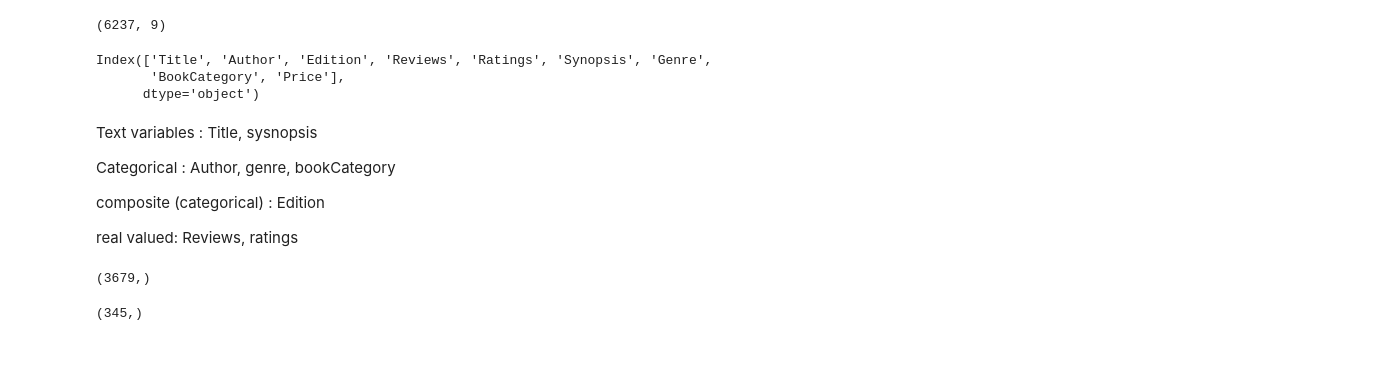
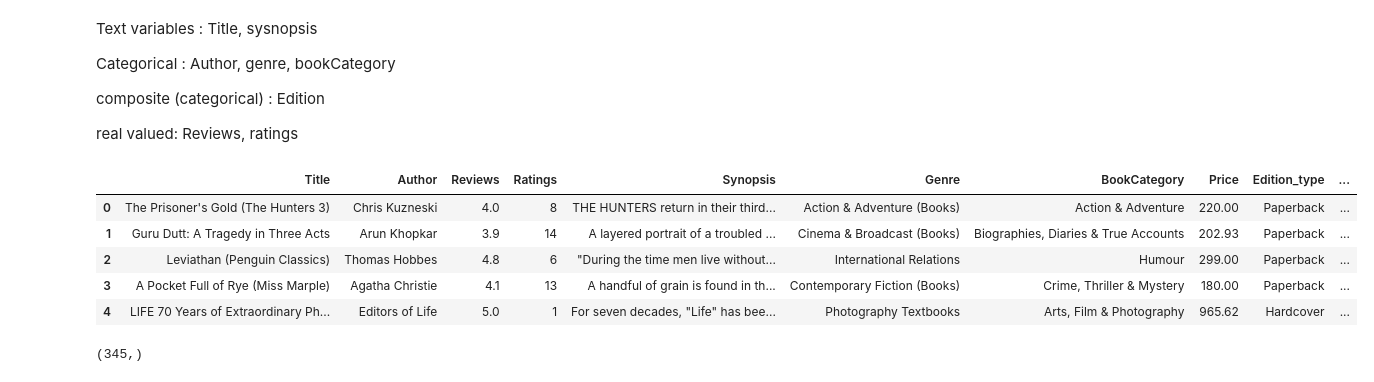
Before and after one commit to prerit2010/predictBookPrices, a Jupyter notebook: train_model.ipynb, the cells around one changed output. Saved outputs shown, nothing was run; the diff lists cells and outputs as text; code cells hidden in the pictures; blank space fills up the shorter version.

```diff
--- a/train_model.ipynb
+++ b/train_model.ipynb
@@ -5,13 +24,3 @@ df = pd.read_csv("Data/Data_Train.csv")
-# %%
-df.shape
-# %% [output]
-(6237, 9)
-# %%
-df.columns
-# %% [output]
-Index(['Title', 'Author', 'Edition', 'Reviews', 'Ratings', 'Synopsis', 'Genre',
-       'BookCategory', 'Price'],
-      dtype='object')
 # %% [markdown]
 Text variables : Title, sysnopsis
 
@@ -20,7 +29,3 @@ Categorical : Author, genre, bookCategory
 composite (categorical) : Edition
 
 real valued: Reviews, ratings
-# %%
-df['Author'].unique().shape
-# %% [output]
-(3679,)
@@ -27,3 +42,12 @@ df['Author'].unique().shape
+# %%
+df.head()
+# %% [output]
+|  | Title | Author | Reviews | Ratings | Synopsis | Genre | BookCategory | Price | Edition_type | ... |
+| 0 | The Prisoner's Gold (The Hunters 3) | Chris Kuzneski | 4.0 | 8 | THE HUNTERS return in their third... | Action & Adventure (Books) | Action & Adventure | 220.00 | Paperback | ... |
+| 1 | Guru Dutt: A Tragedy in Three Acts | Arun Khopkar | 3.9 | 14 | A layered portrait of a troubled ... | Cinema & Broadcast (Books) | Biographies, Diaries & True Accounts | 202.93 | Paperback | ... |
+| 2 | Leviathan (Penguin Classics) | Thomas Hobbes | 4.8 | 6 | "During the time men live without... | International Relations | Humour | 299.00 | Paperback | ... |
+| 3 | A Pocket Full of Rye (Miss Marple) | Agatha Christie | 4.1 | 13 | A handful of grain is found in th... | Contemporary Fiction (Books) | Crime, Thriller & Mystery | 180.00 | Paperback | ... |
+| 4 | LIFE 70 Years of Extraordinary Ph... | Editors of Life | 5.0 | 1 | For seven decades, "Life" has bee... | Photography Textbooks | Arts, Film & Photography | 965.62 | Hardcover | ... |
 # %%
 df['Genre'].unique().shape
 # %% [output]
```
Also changed, not shown: parts of 17 cells of this notebook.
